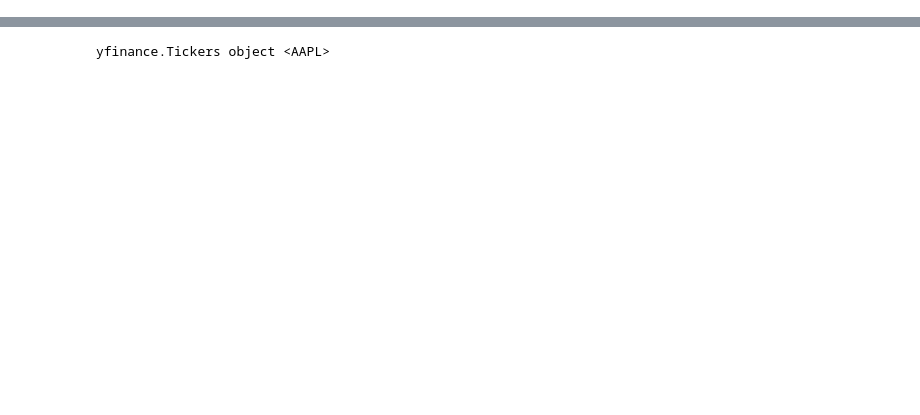
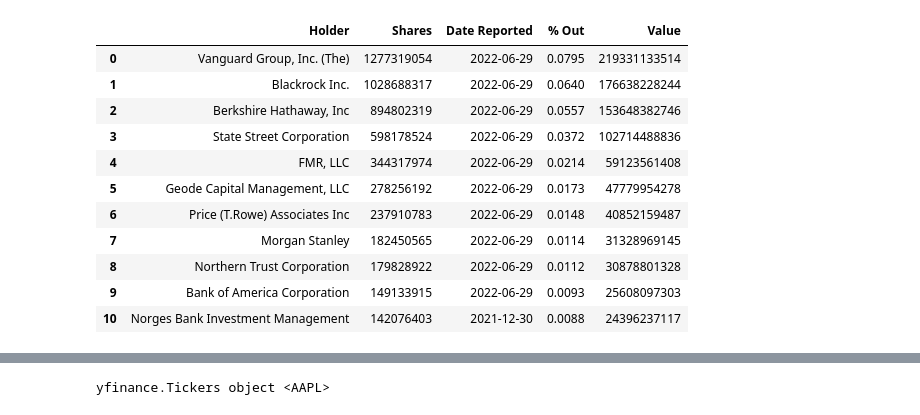
Before and after one commit to TVHM/Microcradentials_Business, a Jupyter notebook: yfinance_.ipynb, the cells around one changed output, grey strips where cells are left out. Saved outputs shown, nothing was run; the diff lists cells and outputs as text; code cells hidden in the pictures; blank space fills up the shorter version.

```diff
--- a/yfinance_.ipynb
+++ b/yfinance_.ipynb
@@ -26,0 +34,15 @@ from sklearn.metrics import accuracy_score
+# %%
+aapl.get_institutional_holders()
+# %% [output]
+|  | Holder | Shares | Date Reported | % Out | Value |
+| 0 | Vanguard Group, Inc. (The) | 1277319054 | 2022-06-29 | 0.0795 | 219331133514 |
+| 1 | Blackrock Inc. | 1028688317 | 2022-06-29 | 0.0640 | 176638228244 |
+| 2 | Berkshire Hathaway, Inc | 894802319 | 2022-06-29 | 0.0557 | 153648382746 |
+| 3 | State Street Corporation | 598178524 | 2022-06-29 | 0.0372 | 102714488836 |
+| 4 | FMR, LLC | 344317974 | 2022-06-29 | 0.0214 | 59123561408 |
+| 5 | Geode Capital Management, LLC | 278256192 | 2022-06-29 | 0.0173 | 47779954278 |
+| 6 | Price (T.Rowe) Associates Inc | 237910783 | 2022-06-29 | 0.0148 | 40852159487 |
+| 7 | Morgan Stanley | 182450565 | 2022-06-29 | 0.0114 | 31328969145 |
+| 8 | Northern Trust Corporation | 179828922 | 2022-06-29 | 0.0112 | 30878801328 |
+| 9 | Bank of America Corporation | 149133915 | 2022-06-29 | 0.0093 | 25608097303 |
+| 10 | Norges Bank Investment Management | 142076403 | 2021-12-30 | 0.0088 | 24396237117 |
```
Also changed, not shown: parts of 32 cells of this notebook.
